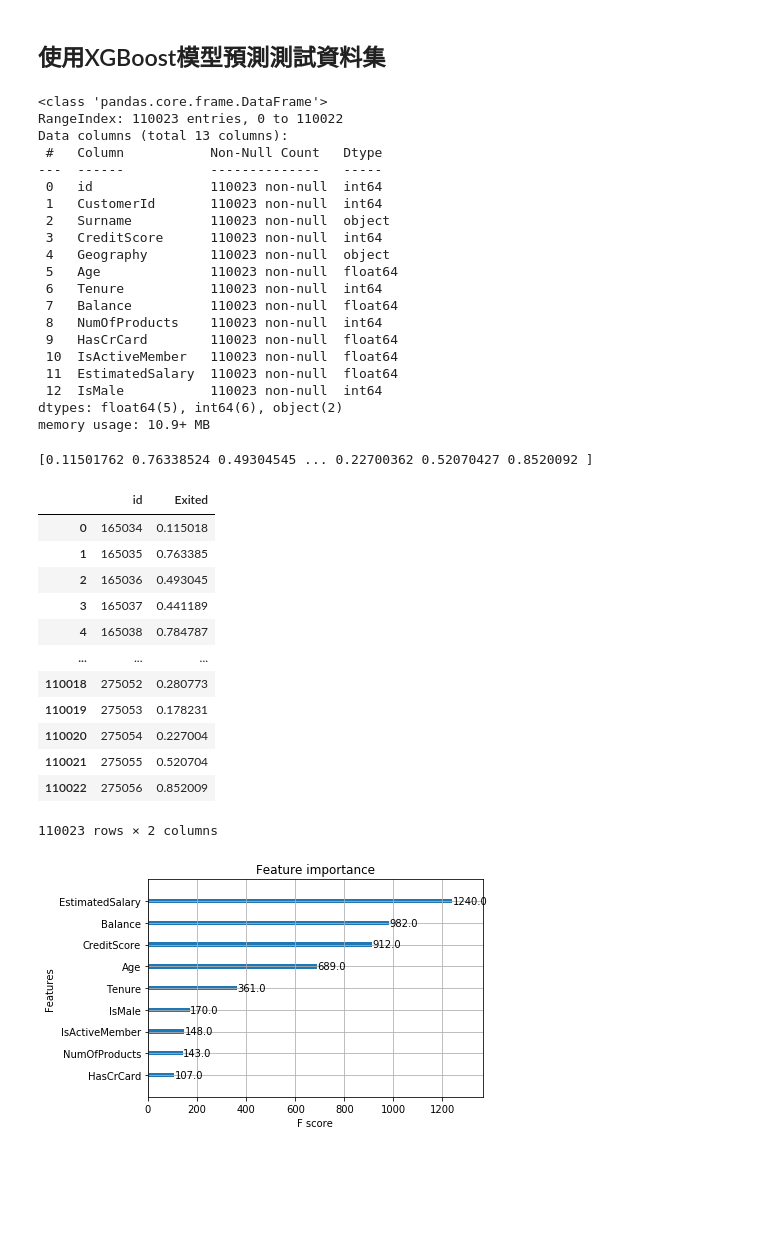
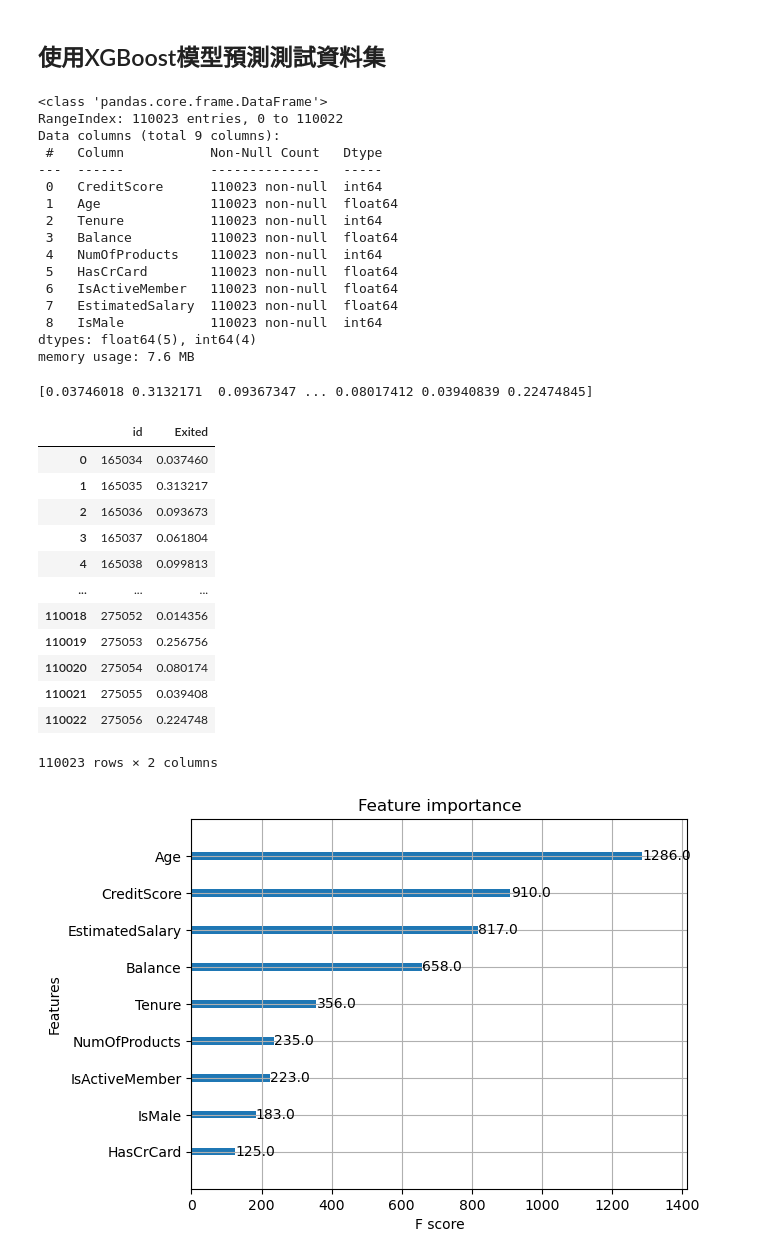
Before and after one commit to IamTingYi/KaggleCompetition, a Jupyter notebook: Binary_Classification_with_a_Bank_Churn_Dataset.ipynb, the cells around one changed output. Cells and saved outputs as stored; diff of their text form; code cells hidden in the pictures; blank space fills up the shorter version.

```diff
--- a/Binary_Classification_with_a_Bank_Churn_Dataset.ipynb
+++ b/Binary_Classification_with_a_Bank_Churn_Dataset.ipynb
@@ -385,3 +382,0 @@ X_train, X_test, y_train, y_test = train_test_split(features, target, test_size=
-# %%
-DT_model = DecisionTreeClassifier(random_state=42)
-DT_model.fit(X_train, y_train)
@@ -432,6 +383,12 @@ Confusion Matrix with XGBoost Model:
+# %%
+#SMOTE類別平衡處理
+import imblearn
+from imblearn.over_sampling import SMOTE
+smote = SMOTE(random_state=50)
+X_resampled, y_resampled = smote.fit_resample(X_train, y_train)
 # %% [markdown]
 <h4>Random Forest</h4>
 # %%
-RF_model = RandomForestClassifier(random_state=42)
-RF_model.fit(X_train, y_train)
+RF_model = RandomForestClassifier(random_state=50)
+RF_model.fit(X_resampled, y_resampled)
 # %% [output]
@@ -494,6 +460,6 @@ Mean AUC 0.87
 # %% [markdown]
 <h4>XGBoost</h4>
 # %%
-XGB_model = xgb.XGBClassifier(random_state=42)
-XGB_model.fit(X_train, y_train)
+XGB_model = XGBClassifier(random_state=50)
+XGB_model.fit(X_resampled, y_resampled)
 # %% [output]
@@ -558,55 +552,52 @@ Mean AUC 0.88
 # %% [markdown]
 <h2>使用XGBoost模型預測測試資料集</h2>
 # %%
-test_df.info()
+clean_test_df.info()
 # %% [output]
 <class 'pandas.core.frame.DataFrame'>
 RangeIndex: 110023 entries, 0 to 110022
-Data columns (total 13 columns):
+Data columns (total 9 columns):
  #   Column           Non-Null Count   Dtype
 ---  ------           --------------   -----
- 0   id               110023 non-null  int64
- 1   CustomerId       110023 non-null  int64
- 2   Surname          110023 non-null  object
- 3   CreditScore      110023 non-null  int64
- 4   Geography        110023 non-null  object
- 5   Age              110023 non-null  float64
- 6   Tenure           110023 non-null  int64
- 7   Balance          110023 non-null  float64
- 8   NumOfProducts    110023 non-null  int64
- 9   HasCrCard        110023 non-null  float64
- 10  IsActiveMember   110023 non-null  float64
- 11  EstimatedSalary  110023 non-null  float64
- 12  IsMale           110023 non-null  int64
-dtypes: float64(5), int64(6), object(2)
-memory usage: 10.9+ MB
+ 0   CreditScore      110023 non-null  int64
+ 1   Age              110023 non-null  float64
+ 2   Tenure           110023 non-null  int64
+ 3   Balance          110023 non-null  float64
+ 4   NumOfProducts    110023 non-null  int64
+ 5   HasCrCard        110023 non-null  float64
+ 6   IsActiveMember   110023 non-null  float64
+ 7   EstimatedSalary  110023 non-null  float64
+ 8   IsMale           110023 non-null  int64
+dtypes: float64(5), int64(4)
+memory usage: 7.6 MB
 # %%
-test_prob = XGB_model.predict_proba(test_df.drop(columns = ['id','CustomerId','Surname','Geography']))[:, 1]
+test_prob = XGB_model.predict_proba(clean_test_df)[:, 1]
 print(test_prob)
 # %% [output]
-[0.11501762 0.76338524 0.49304545 ... 0.22700362 0.52070427 0.8520092 ]
+[0.03746018 0.3132171  0.09367347 ... 0.08017412 0.03940839 0.22474845]
 # %%
 submission = pd.DataFrame({'id': test_df['id'], 'Exited': test_prob})
-submission.to_csv("submission_XGBoost_0619-1", index=False)
+submission.to_csv("submission_XGBoost_0628-2.csv", index=False)
 submission
 # %% [output]
 |  | id | Exited |
-| 0 | 165034 | 0.115018 |
-| 1 | 165035 | 0.763385 |
-| 2 | 165036 | 0.493045 |
-| 3 | 165037 | 0.441189 |
-| 4 | 165038 | 0.784787 |
+| 0 | 165034 | 0.037460 |
+| 1 | 165035 | 0.313217 |
+| 2 | 165036 | 0.093673 |
+| 3 | 165037 | 0.061804 |
+| 4 | 165038 | 0.099813 |
 | ... | ... | ... |
-| 110018 | 275052 | 0.280773 |
-| 110019 | 275053 | 0.178231 |
-| 110020 | 275054 | 0.227004 |
-| 110021 | 275055 | 0.520704 |
-| 110022 | 275056 | 0.852009 |
+| 110018 | 275052 | 0.014356 |
+| 110019 | 275053 | 0.256756 |
+| 110020 | 275054 | 0.080174 |
+| 110021 | 275055 | 0.039408 |
+| 110022 | 275056 | 0.224748 |
 110023 rows × 2 columns
 # %%
+#繪製模型的重要變數
+from xgboost import plot_importance
 import matplotlib.pyplot as plt
-
-xgb.plot_importance(XGB_model, max_num_features=10)
+plot_importance(XGB_model, max_num_features=10)
 plt.show()
 # %% [output]
-[figure, old version]
+[figure, new version]
```
Also changed, not shown: parts of 66 cells of this notebook.
